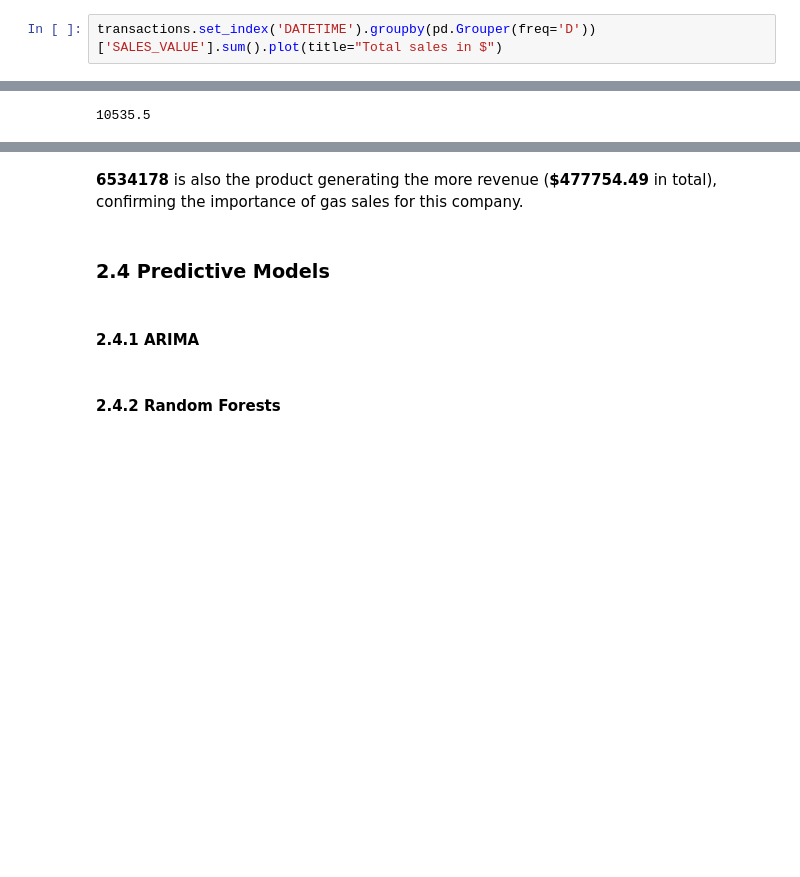
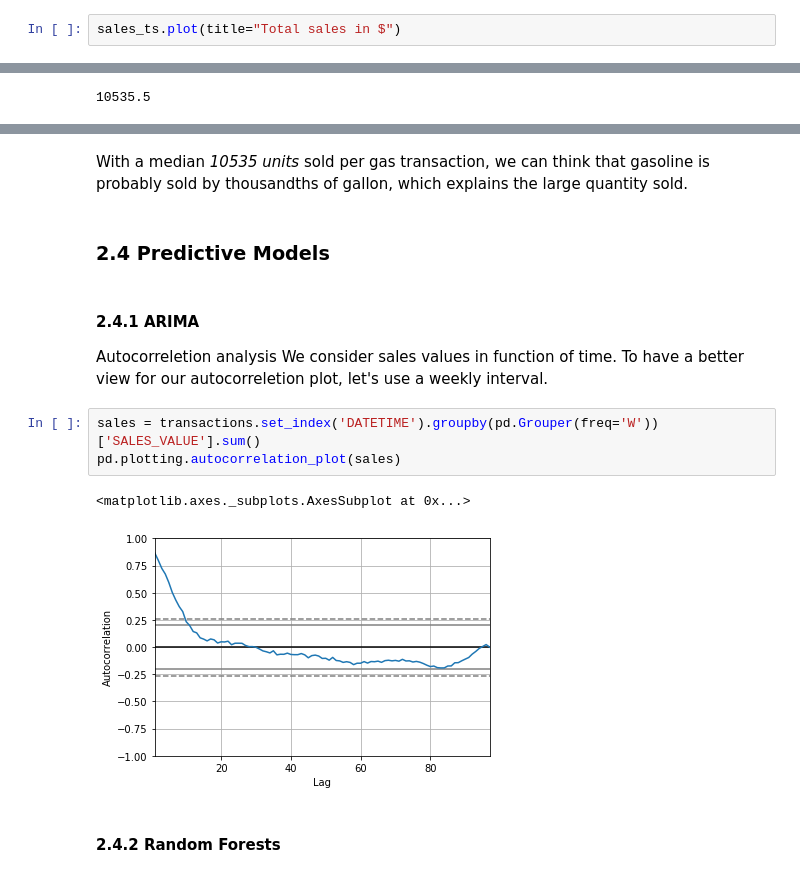
Before and after one commit to LouisAuneau/MISC-sales-forecasting, a Jupyter notebook: Report.ipynb, the cells around one changed output, grey strips where cells are left out. Saved outputs shown, nothing was run; the diff lists cells and outputs as text; blank space fills up the shorter version.

```diff
--- a/Report.ipynb
+++ b/Report.ipynb
@@ -100,5 +145,5 @@ Let's start by plotting total sales in function of the time at a day scale, as t
 # %%
-transactions.set_index('DATETIME').groupby(pd.Grouper(freq='D'))['SALES_VALUE'].sum().plot(title="Total sales in $")
+sales_ts.plot(title="Total sales in $")
 # %% [output]
 <matplotlib.axes._subplots.AxesSubplot at 0x...>
 [figure]
@@ -190,9 +247,18 @@ Best selling product is product 6534178, generating $477754.4900000089 overall.
-# %% [markdown]
-**6534178** is also the product generating the more revenue (**$477754.49** in total), confirming the importance of gas sales for this company.
+# %% [markdown]
+With a median *10535 units* sold per gas transaction, we can think that gasoline is probably sold by thousandths of gallon, which explains the large quantity sold.
 # %% [markdown]
 ### 2.4 Predictive Models
-# %% [markdown]
-#### 2.4.1 ARIMA
+# %% [markdown]
+#### 2.4.1 ARIMA
+
+Autocorreletion analysis
+We consider sales values in function of time. To have a better view for our autocorreletion plot, let's use a weekly interval.
+# %%
+sales = transactions.set_index('DATETIME').groupby(pd.Grouper(freq='W'))['SALES_VALUE'].sum()
+pd.plotting.autocorrelation_plot(sales)
+# %% [output]
+<matplotlib.axes._subplots.AxesSubplot at 0x...>
+[figure, added]
 # %% [markdown]
 #### 2.4.2 Random Forests
 # %% [markdown]
```
Also changed, not shown: parts of 24 cells of this notebook.
